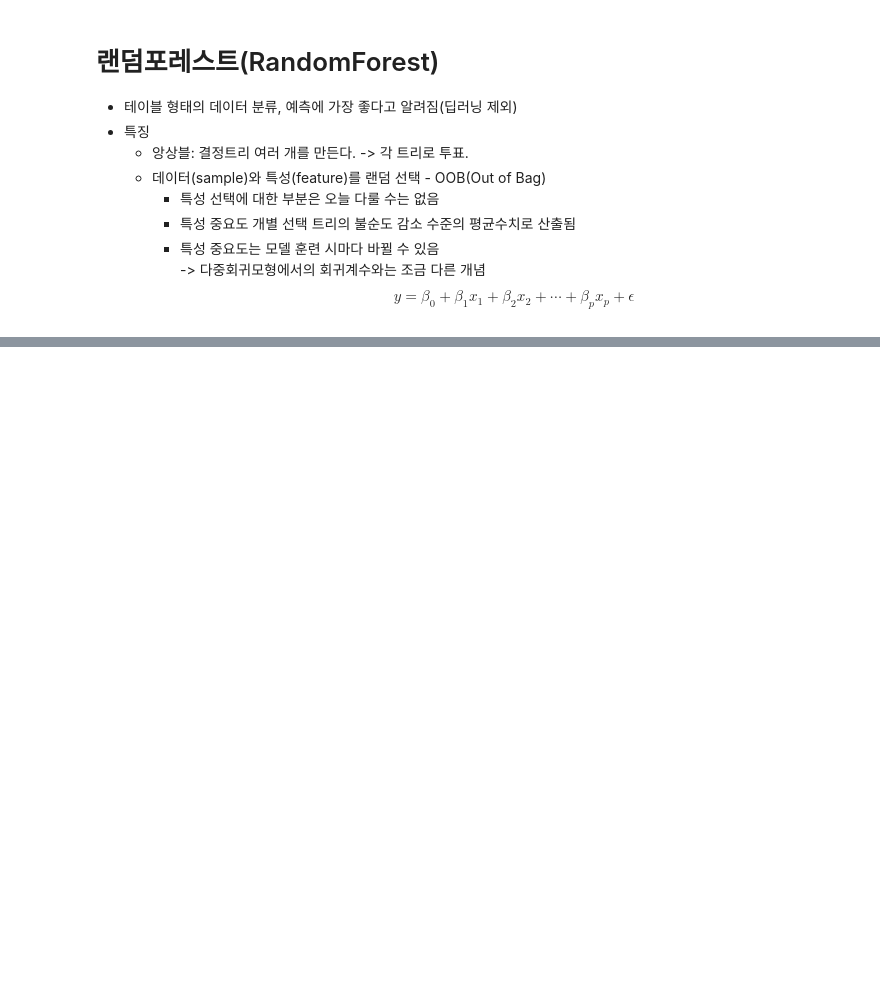
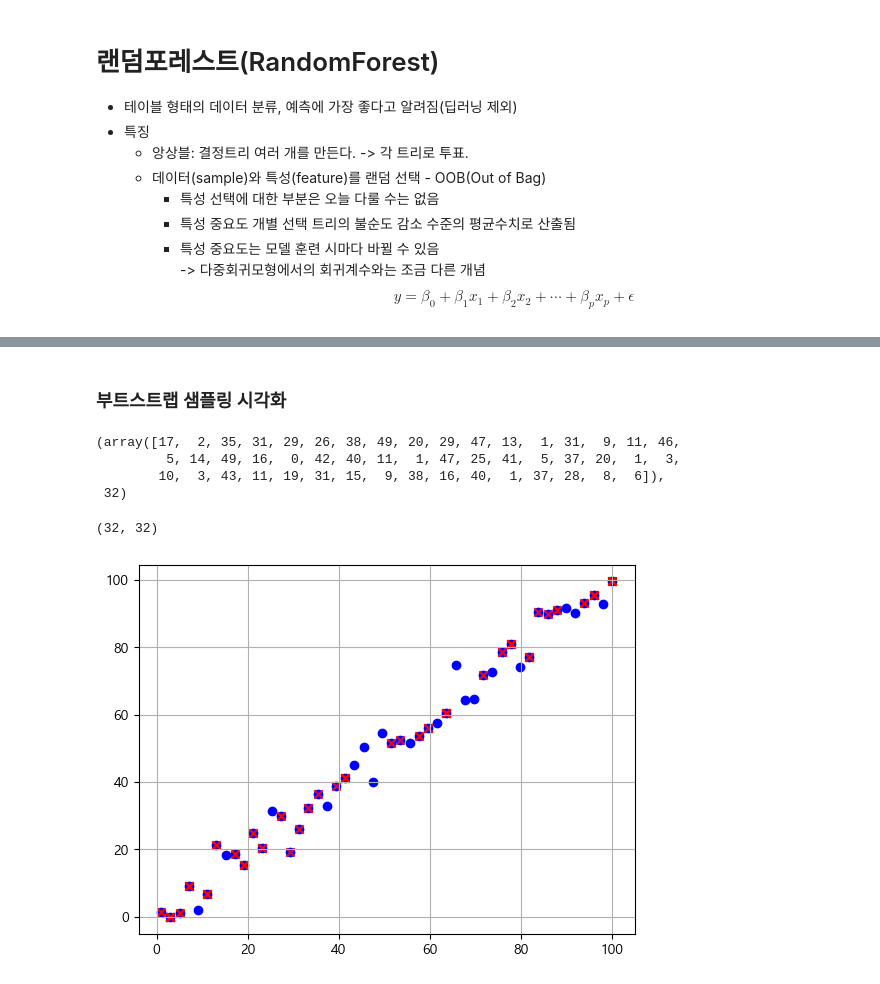
Before and after one commit to pookopook/bibi-big, a Jupyter notebook: 학습자료/day14 스터디 241029/00.machine_learning.ipynb, the cells around one changed output, grey strips where cells are left out. Drawn from its saved outputs; the diff is of its cells as text; code cells hidden in the pictures; blank space fills up the shorter version.

```diff
--- a/학습자료/day14 스터디 241029/00.machine_learning.ipynb
+++ b/학습자료/day14 스터디 241029/00.machine_learning.ipynb
@@ -659,16 +262,0 @@ RandomForestClassifier()
-# %%
-time.time()
-#features = ['Pclass', 'Sex', 'Fare', 'SibSp','Parch', 'Age']
-features = ['Pclass', 'Sex', 'Age', 'SibSp','Parch', 'Fare']
-
-x = train[features]
-y = train['Survived']
-x_test = test[features]
-
-#model = RandomForestClassifier(n_estimators=100, max_depth=5, random_state=1)
-model = RandomForestClassifier()
-model.fit(x, y)
-pred = model.predict(x_test)
-
-result = pd.DataFrame({'PassengerId': test.PassengerId, 'Survived': pred})
-result.to_csv(f'submission{model}{time.time()}.csv', index=False)
@@ -710,0 +280,26 @@ test
+# %% [markdown]
+### 부트스트랩 샘플링 시각화
+# %%
+n_samples = len(x)
+random_state = np.random.RandomState(m4.estimators_[1].random_state)
+sample_list = random_state.choice(n_samples, n_samples, replace=True)
+# %%
+sample_list, len(set(sample_list)) # 이 예시에서 1은 4회 추출됨.
+# %% [output]
+(array([17,  2, 35, 31, 29, 26, 38, 49, 20, 29, 47, 13,  1, 31,  9, 11, 46,
+         5, 14, 49, 16,  0, 42, 40, 11,  1, 47, 25, 41,  5, 37, 20,  1,  3,
+        10,  3, 43, 11, 19, 31, 15,  9, 38, 16, 40,  1, 37, 28,  8,  6]),
+ 32)
+# %%
+sample_x = x[sample_list]
+sample_y = y[sample_list]
+# %%
+len(np.unique(sample_x)), len(np.unique(sample_y))
+# %% [output]
+(32, 32)
+# %%
+plt.scatter(x,               y, color='blue')
+plt.scatter(sample_x, sample_y, color='red',  marker='x')
+plt.grid()
+# %% [output]
+[figure, added]
```
Also changed, not shown: parts of 52 cells of this notebook.
